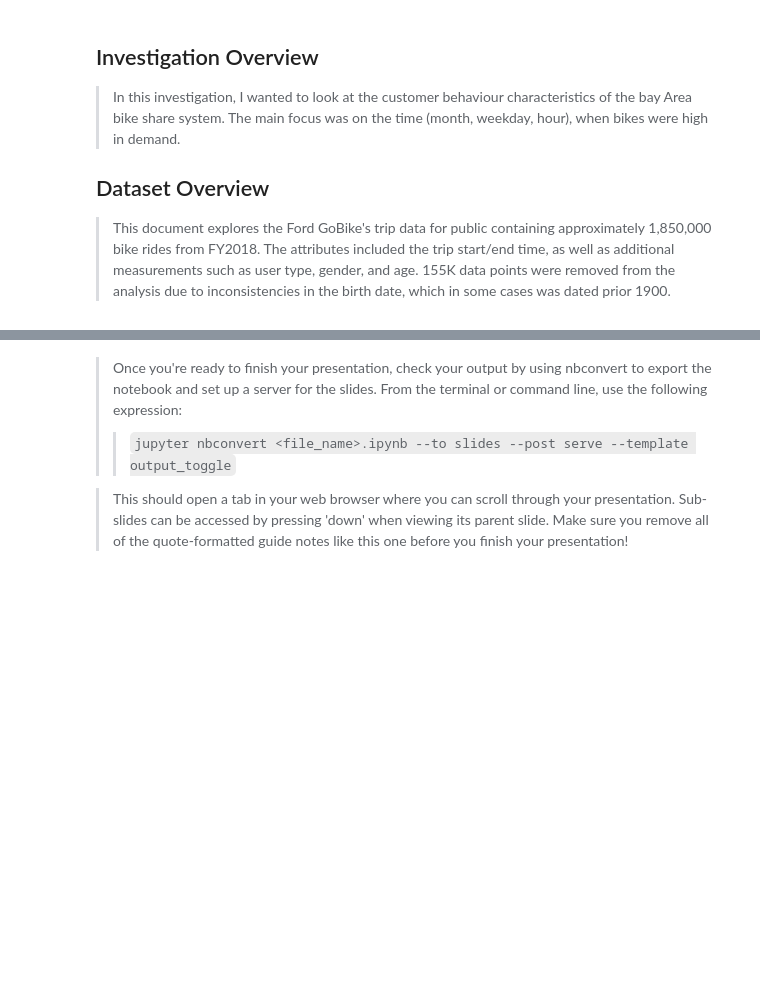
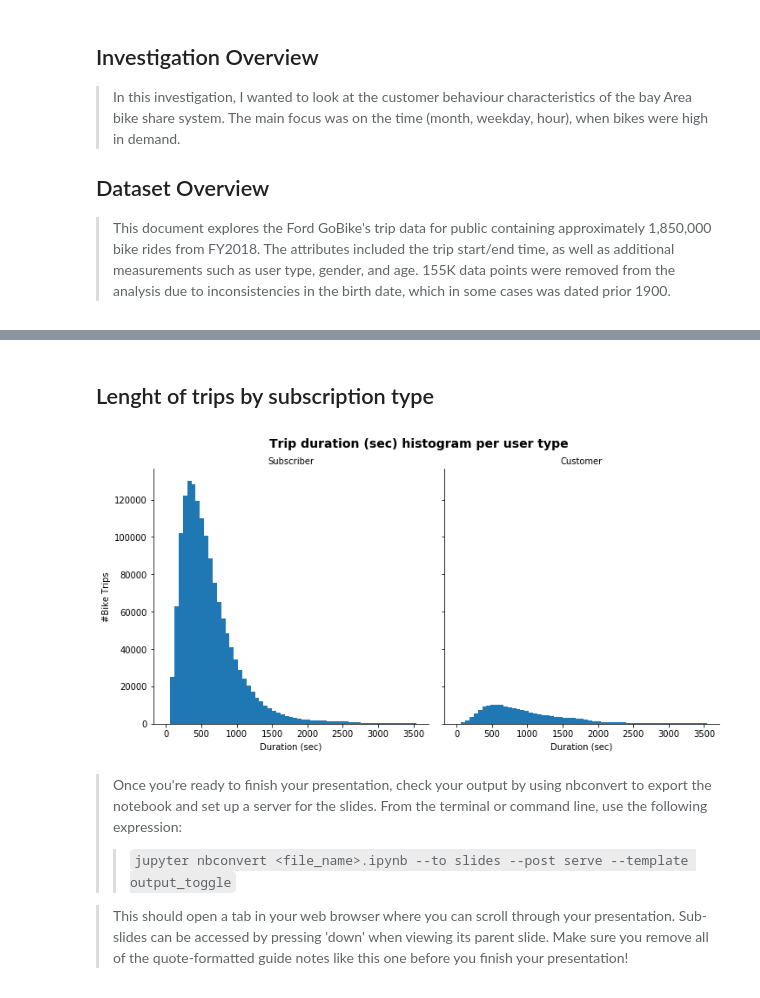
Before and after one commit to alexmathew95/DAND-Project_4, a Jupyter notebook: slide_deck.ipynb, the cells around one changed output, grey strips where cells are left out. Drawn from its saved outputs; the diff is of its cells as text; code cells hidden in the pictures; blank space fills up the shorter version.

```diff
--- a/slide_deck.ipynb
+++ b/slide_deck.ipynb
@@ -44,3 +102,18 @@ but feel free to add more if you'd like!
+# %% [markdown]
+## Lenght of trips by subscription type
+# %%
+# code for the (histogram) duration (sec) distribution per user type
+
+base_color = sns.color_palette()[0]
+
+g = sns.FacetGrid(df_clean, col="user_type", margin_titles=True, size=5)
+bin_edges = np.arange(0, 3600,60)
+g.map(plt.hist, "duration_sec", color=base_color, bins=bin_edges)
+g.set_axis_labels("Duration (sec)", "#Bike Trips")
+g.set_titles(col_template = '{col_name}')
+g.fig.suptitle('Trip duration (sec) histogram per user type', y=1.03, fontsize=14, fontweight='semibold');
+# %% [output]
+[figure, added]
 # %% [markdown]
 > Once you're ready to finish your presentation, check your output by using
 nbconvert to export the notebook and set up a server for the slides. From the
```
Also changed, not shown: parts of 8 cells of this notebook.
